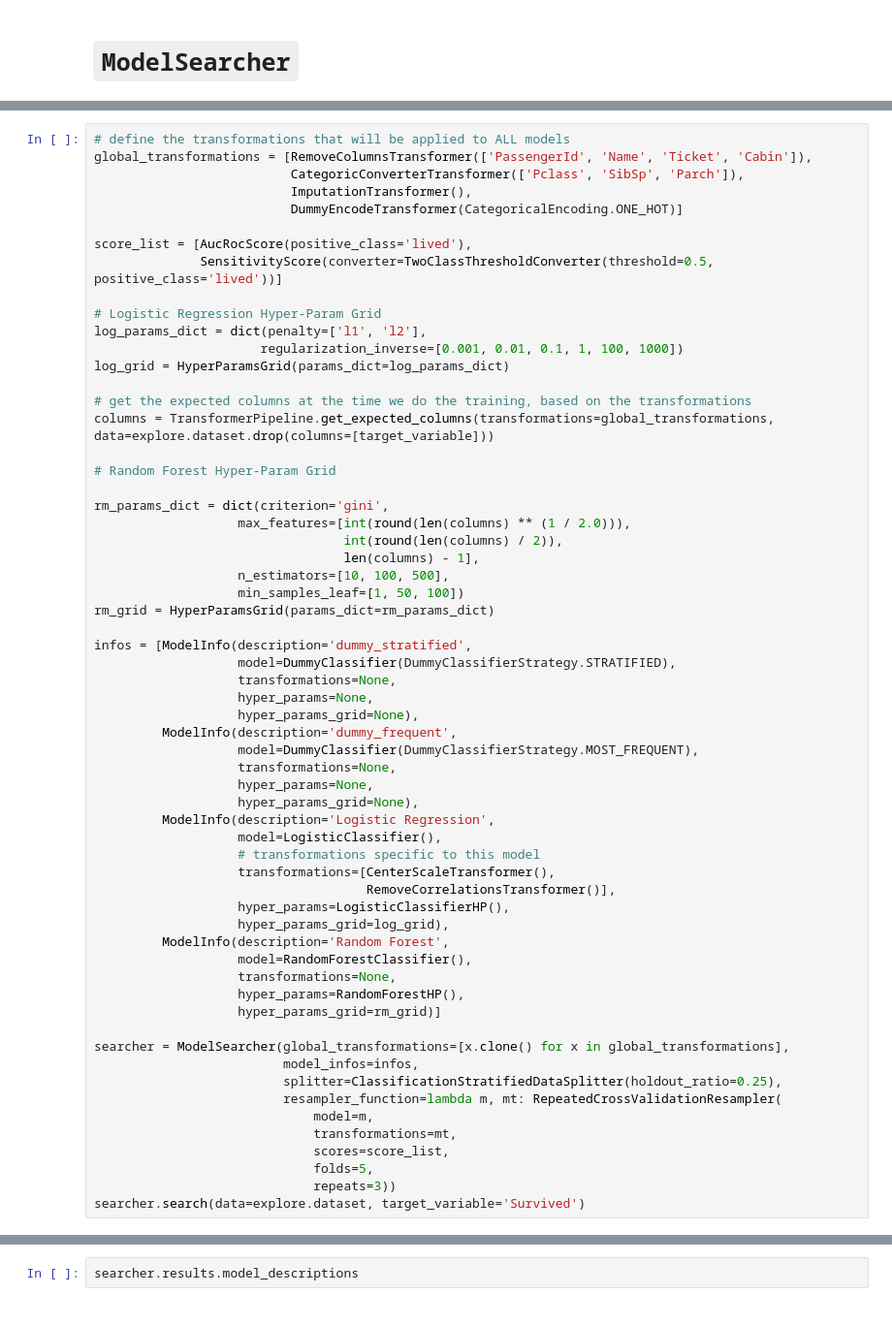
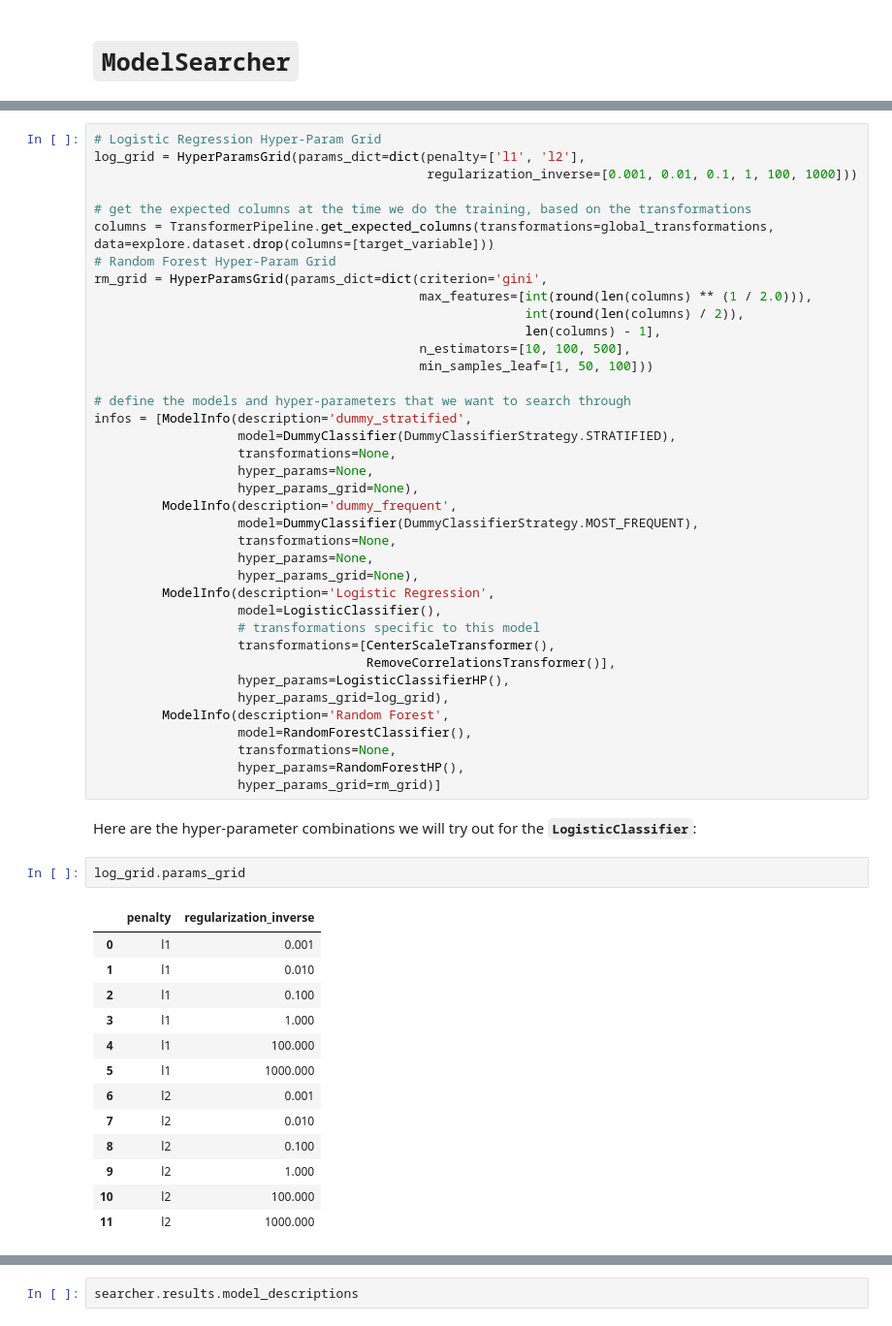
Before and after one commit to shane-kercheval/oo-learning, a Jupyter notebook: examples/classification-titanic/5-Searching.ipynb, the cells around one changed output, grey strips where cells are left out. Shown at 97% size. Cells and saved outputs as stored; diff of their text form.

```diff
--- a/examples/classification-titanic/5-Searching.ipynb
+++ b/examples/classification-titanic/5-Searching.ipynb
@@ -60,31 +70,19 @@ The data is split (via a Splitter) into training and holding sets. The training
 # %%
-# define the transformations that will be applied to ALL models
-global_transformations = [RemoveColumnsTransformer(['PassengerId', 'Name', 'Ticket', 'Cabin']),
-                          CategoricConverterTransformer(['Pclass', 'SibSp', 'Parch']),
-                          ImputationTransformer(),
-                          DummyEncodeTransformer(CategoricalEncoding.ONE_HOT)]
-
-score_list = [AucRocScore(positive_class='lived'),
-              SensitivityScore(converter=TwoClassThresholdConverter(threshold=0.5, positive_class='lived'))]
-
 # Logistic Regression Hyper-Param Grid
-log_params_dict = dict(penalty=['l1', 'l2'],
-                      regularization_inverse=[0.001, 0.01, 0.1, 1, 100, 1000])
-log_grid = HyperParamsGrid(params_dict=log_params_dict)
+log_grid = HyperParamsGrid(params_dict=dict(penalty=['l1', 'l2'],
+                                            regularization_inverse=[0.001, 0.01, 0.1, 1, 100, 1000]))
 
 # get the expected columns at the time we do the training, based on the transformations
 columns = TransformerPipeline.get_expected_columns(transformations=global_transformations, data=explore.dataset.drop(columns=[target_variable]))
+# Random Forest Hyper-Param Grid
+rm_grid = HyperParamsGrid(params_dict=dict(criterion='gini',
+                                           max_features=[int(round(len(columns) ** (1 / 2.0))),
+                                                         int(round(len(columns) / 2)),
+                                                         len(columns) - 1],
+                                           n_estimators=[10, 100, 500],
+                                           min_samples_leaf=[1, 50, 100]))
 
-# Random Forest Hyper-Param Grid
-
-rm_params_dict = dict(criterion='gini',
-                   max_features=[int(round(len(columns) ** (1 / 2.0))),
-                                 int(round(len(columns) / 2)),
-                                 len(columns) - 1],
-                   n_estimators=[10, 100, 500],
-                   min_samples_leaf=[1, 50, 100])
-rm_grid = HyperParamsGrid(params_dict=rm_params_dict)
-
+# define the models and hyper-parameters that we want to search through
 infos = [ModelInfo(description='dummy_stratified',
                    model=DummyClassifier(DummyClassifierStrategy.STRATIFIED),
                    transformations=None,
@@ -107,14 +105,21 @@ infos = [ModelInfo(description='dummy_stratified',
                    transformations=None,
                    hyper_params=RandomForestHP(),
                    hyper_params_grid=rm_grid)]
-
-searcher = ModelSearcher(global_transformations=[x.clone() for x in global_transformations],
-                         model_infos=infos,
-                         splitter=ClassificationStratifiedDataSplitter(holdout_ratio=0.25),
-                         resampler_function=lambda m, mt: RepeatedCrossValidationResampler(
-                             model=m,
-                             transformations=mt,
-                             scores=score_list,
-                             folds=5,
-                             repeats=3))
-searcher.search(data=explore.dataset, target_variable='Survived')
+# %% [markdown]
+Here are the hyper-parameter combinations we will try out for the **`LogisticClassifier`**:
+# %%
+log_grid.params_grid
+# %% [output]
+|  | penalty | regularization_inverse |
+| 0 | l1 | 0.001 |
+| 1 | l1 | 0.010 |
+| 2 | l1 | 0.100 |
+| 3 | l1 | 1.000 |
+| 4 | l1 | 100.000 |
+| 5 | l1 | 1000.000 |
+| 6 | l2 | 0.001 |
+| 7 | l2 | 0.010 |
+| 8 | l2 | 0.100 |
+| 9 | l2 | 1.000 |
+| 10 | l2 | 100.000 |
+| 11 | l2 | 1000.000 |
```
Also changed, not shown: parts of 23 cells of this notebook, 2 other files.
